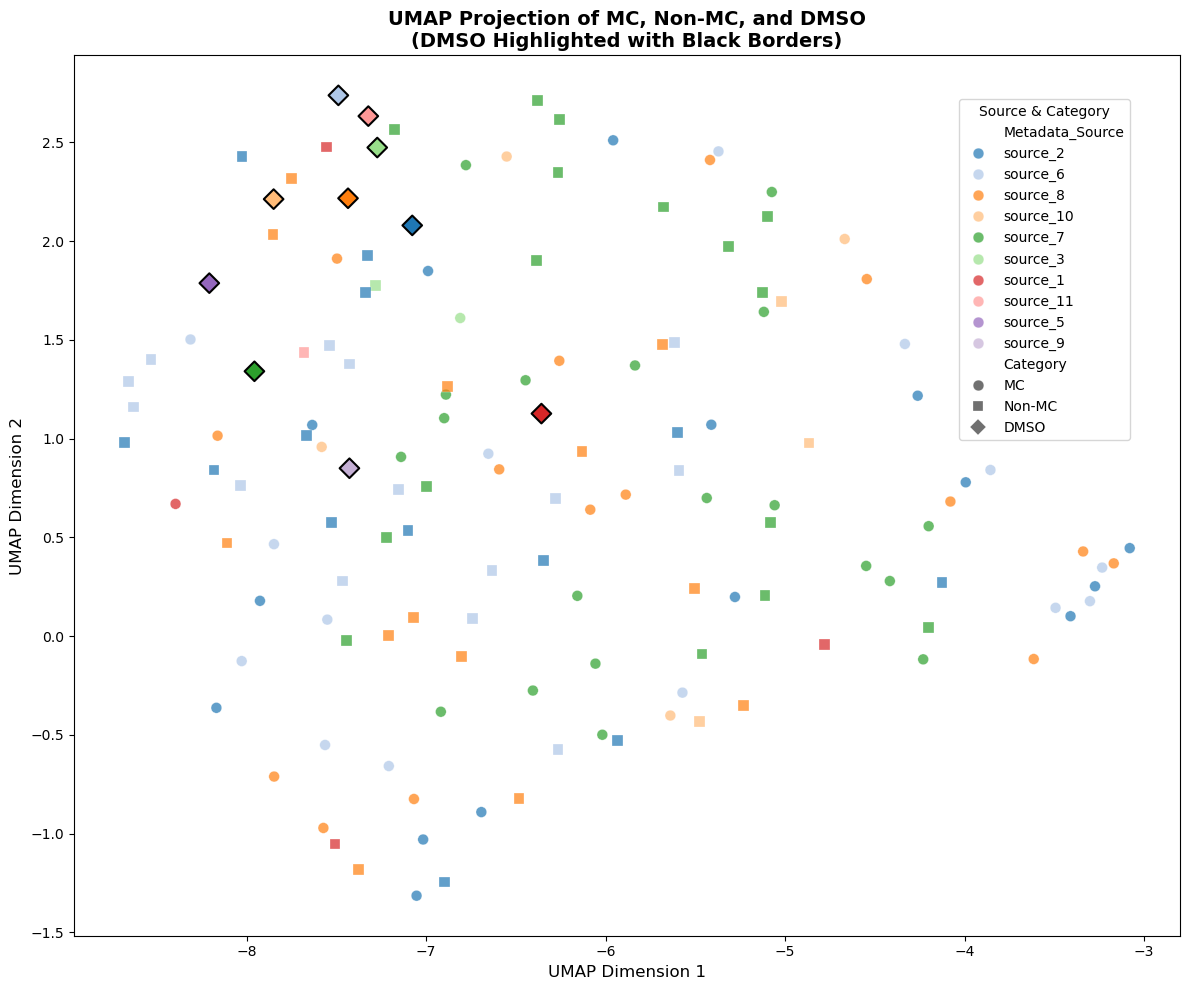
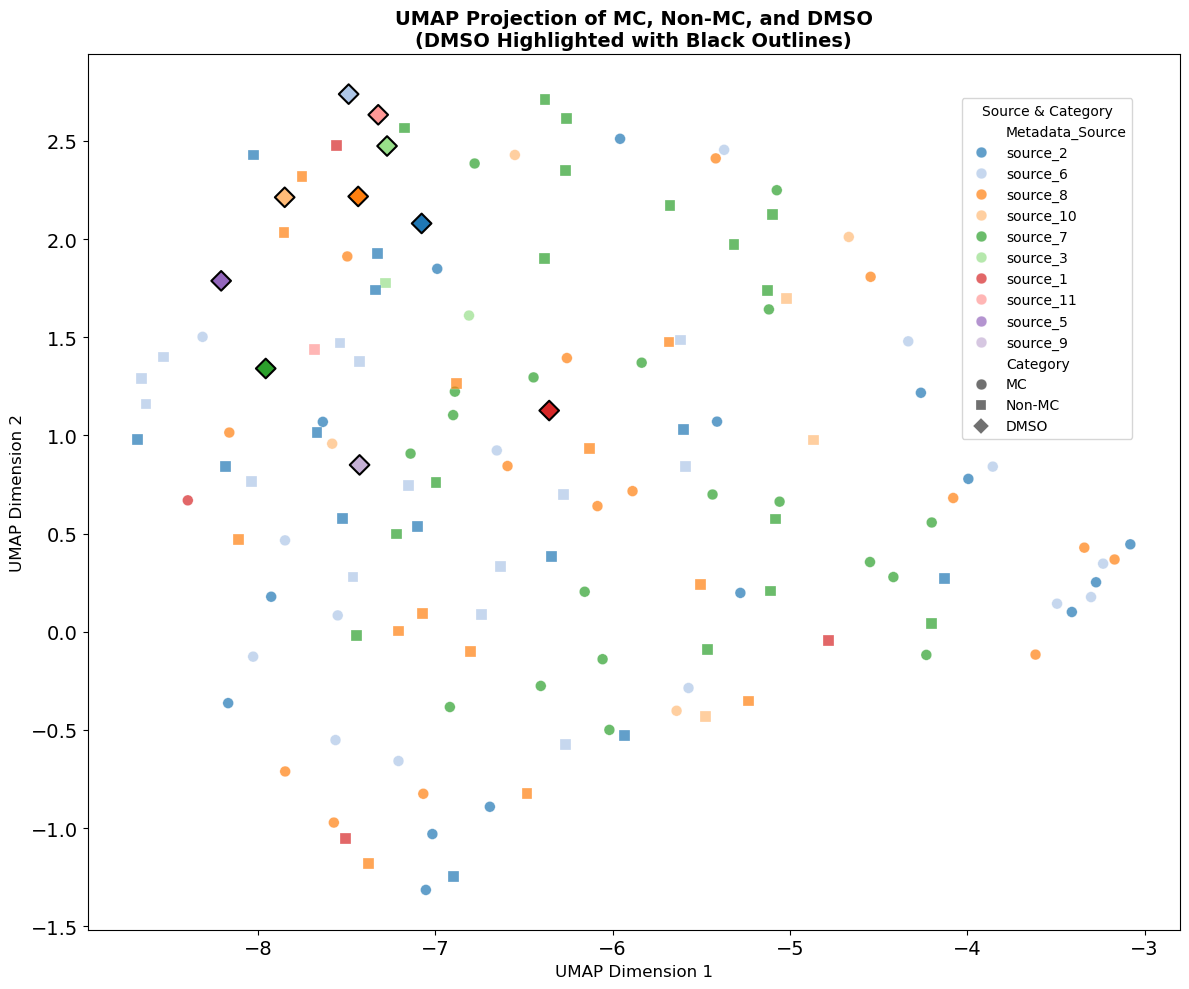
Code edit (unified diff) that turned the first committed figure into the second:
--- before
+++ after
@@ -61,8 +61,9 @@
 ax.set_ylabel("UMAP Dimension 2", fontsize=12)
 ax.set_title(
-    "UMAP Projection of MC, Non-MC, and DMSO\n(DMSO Highlighted with Black Borders)",
+    "UMAP Projection of MC, Non-MC, and DMSO\n(DMSO Highlighted with Black Outlines)",
     fontsize=14,
     weight="bold",
 )
+ax.tick_params(axis='both', which='major', labelsize=14)
 ax.legend(bbox_to_anchor=(0.8, 0.95), loc="upper left", borderaxespad=0, title="Source & Category")
 plt.tight_layout()

Commit: Tweak UMAP figure styling and regenerate plots